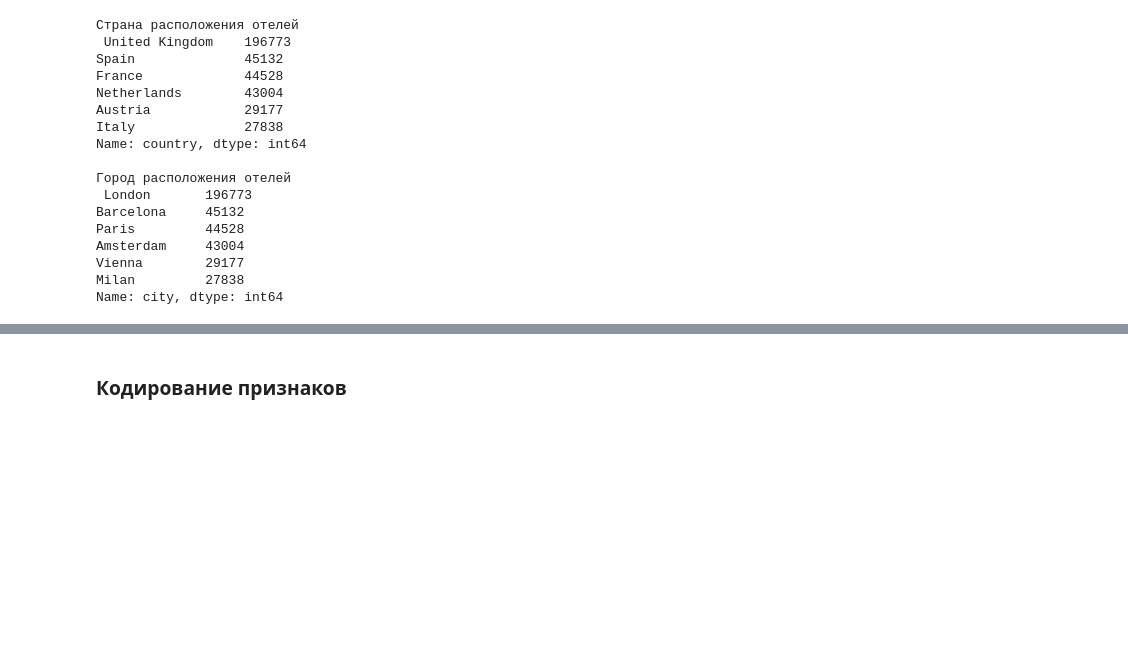
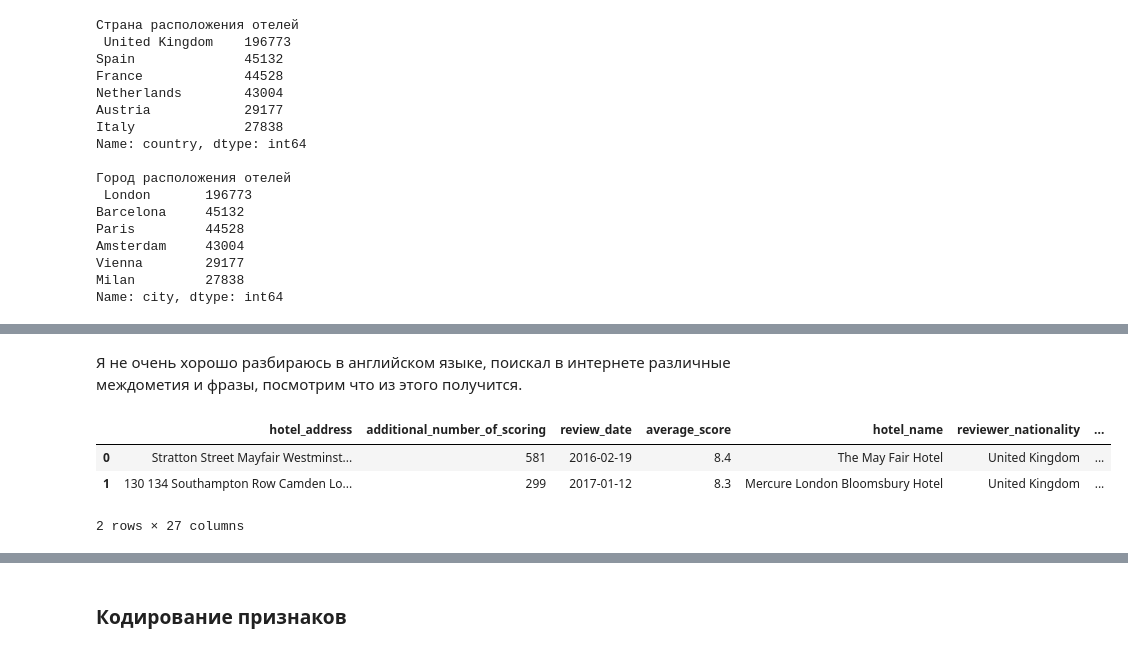
Before and after one commit to AlexandrBorisov1/SkillFactory_Projects, a Jupyter notebook: project_3/Project_3.ipynb, the cells around one changed output, grey strips where cells are left out. Saved outputs shown, nothing was run; the diff lists cells and outputs as text; code cells hidden in the pictures; blank space fills up the shorter version.

```diff
--- a/project_3/Project_3.ipynb
+++ b/project_3/Project_3.ipynb
@@ -194,0 +357,51 @@ Name: city, dtype: int64
+# %% [markdown]
+Я не очень хорошо разбираюсь в английском языке, поискал в интернете различные междометия и фразы, посмотрим что из этого получится.
+# %%
+def pos_neg_rev_func(data):
+    """Функция преобразования признаков positive_review и negative_review
+       Создаём признаки количества вхождений высокоэмоциональных слов.
+    Args:
+        data (DataFrame): Изначальный датасет
+    Returns:
+        DataFrame: преобразованный датасет
+    """
+    # списки слов которые я нашёл, из некоторых убрал окончание чтобы учесть разные склонения
+    positive_phrases = ['Wow', 'Brilliant', 'Awesome', 'Amazing', 'Magnificent', 'Unbelievable', 'Wonderful', 'Perfect', 'Divine', 'Ineffable', 'Inexpressible', 'Magic', 'Fantastic', 'cool', 'Charming', 'Adorab', 'Inspiring', 'happy', 'good', 'nice', 'Cute']
+    negative_phrases = ['jeez', 'horr', 'abominable', 'contempt', 'disgust', 'terrible', 'nasty', 'bad', 'aggress', 'anger', 'annoy', 'enrage', 'frustrate', 'hostil', 'huff', 'Shit', 'Bullshit', 'Boo', 'hate', 'disappoint', 'Poof', 'Yuck', 'Damn', 'poor']
+    # приведём все строки к нижнему регистру
+    positive_phrases = [x.lower() for x in positive_phrases]
+    negative_phrases = [x.lower() for x in negative_phrases]
+
+    # далее подсчитаем частоту вхождения данных слов в отзыв и создадим два новых признака: positiv_emo_words, negativ_emo_words
+    def positive_word_cnt(review):                  # функция подсчета количества позитивных слов
+        rev_words = review.split()
+        count = 0
+        for word in rev_words:
+            for pos_phrase in positive_phrases:
+                if word.lower().find(pos_phrase)+1:
+                    count += 1
+        return count
+
+    def negative_word_cnt(review):                  # функция подсчета количества негативных слов
+        rev_words = review.split()
+        count = 0
+        for word in rev_words:
+            for neg_phrase in negative_phrases:
+                if word.lower().find(neg_phrase)+1:
+                    count += 1
+        return count
+
+    # создаём новые признаки
+    data['positiv_emo_words'] = data['positive_review'].apply(positive_word_cnt)
+    data['negativ_emo_words'] = data['negative_review'].apply(negative_word_cnt)
+
+    return data
+# %%
+train_data = pos_neg_rev_func(train_data)
+# %%
+train_data.head(2)
+# %% [output]
+|  | hotel_address | additional_number_of_scoring | review_date | average_score | hotel_name | reviewer_nationality | ... |
+| 0 | Stratton Street Mayfair Westminst... | 581 | 2016-02-19 | 8.4 | The May Fair Hotel | United Kingdom | ... |
+| 1 | 130 134 Southampton Row Camden Lo... | 299 | 2017-01-12 | 8.3 | Mercure London Bloomsbury Hotel | United Kingdom | ... |
+2 rows × 27 columns
```
Also changed, not shown: parts of 30 cells of this notebook, 1 other file.
